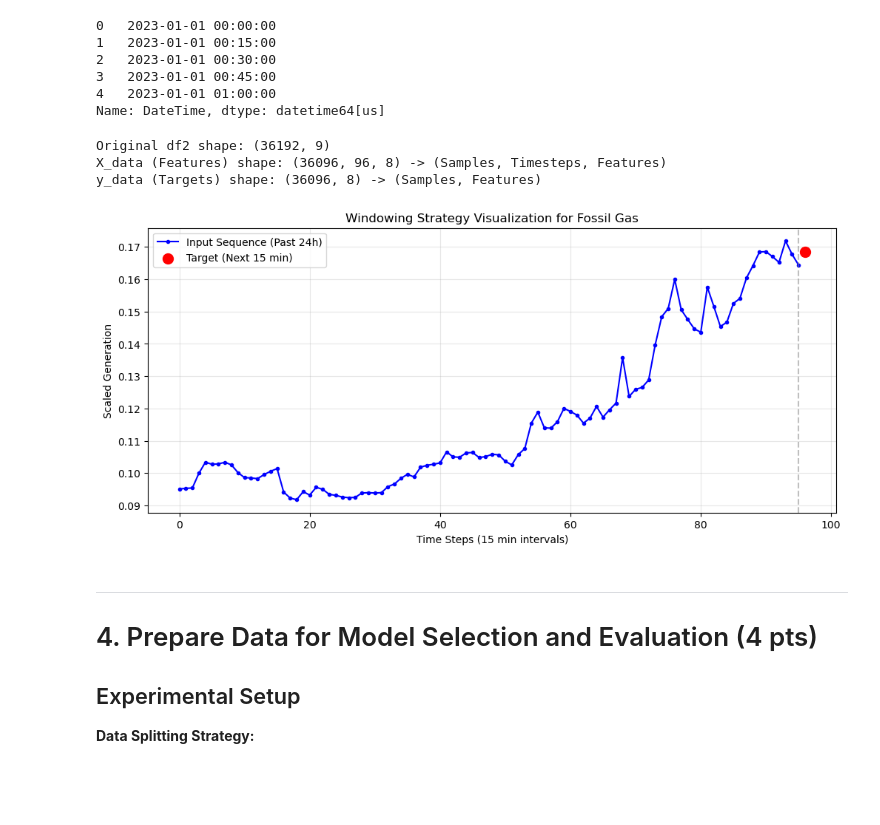
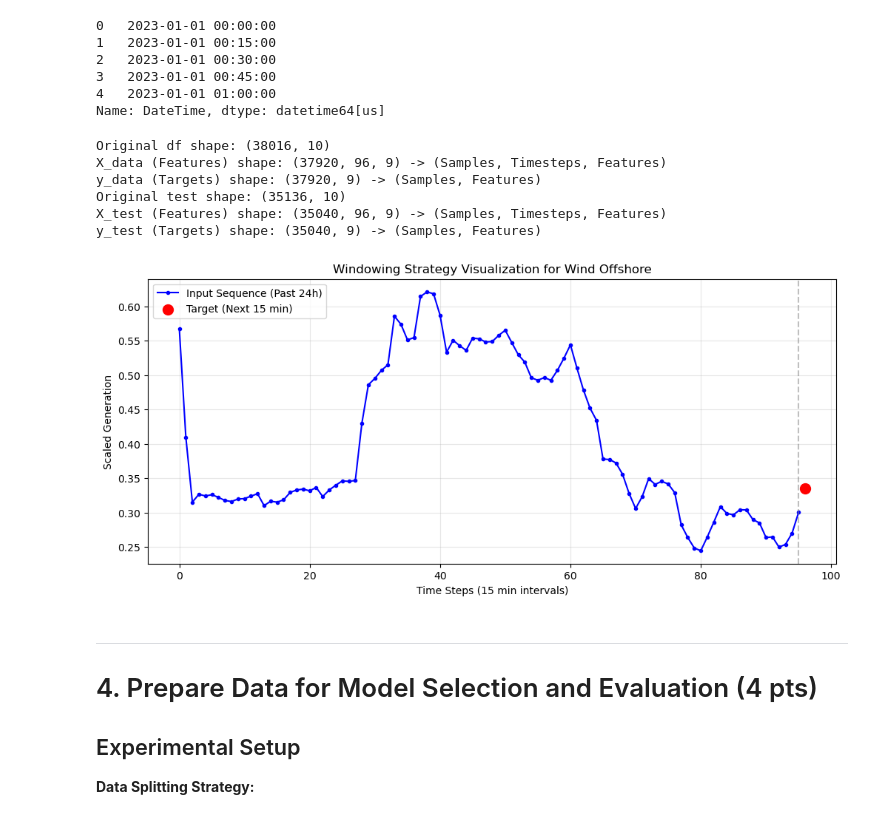
Before and after one commit to daphnemesquita2/1BM110, a Jupyter notebook: Assignment_1.ipynb, the cells around one changed output. Cells and saved outputs as stored; diff of their text form; code cells hidden in the pictures; blank space fills up the shorter version.

```diff
--- a/Assignment_1.ipynb
+++ b/Assignment_1.ipynb
@@ -418,0 +648,7 @@ Name: DateTime, Length: 142, dtype: datetime64[us]
+# %%
+#Remove timestamps where total energy is zero, as these represent periods with no generation and are not useful for modeling.
+df   = df[df["Total_Energy"] > 0].reset_index(drop=True)
+test = test[test["Total_Energy"] > 0].reset_index(drop=True)
+
+print(f"Train rows after removing zero-energy timestamps: {len(df)}")
+print(f"Test rows after removing zero-energy timestamps:  {len(test)}")
@@ -498,26 +908,26 @@ Our energy sources have very different scales (e.g., Fossil Gas reaches 10,000+
 # Scale/normalize features
 #from sklearn.preprocessing import MinMaxScaler
 
-test2 = test.copy()
+test = test.copy()
 
 # 1. Initialiseer de scaler
 scaler = MinMaxScaler(feature_range=(0, 1))
 
 # 2. Selecteer je numerieke kolommen (zonder DateTime)
 # Zorg dat je target (wat je wilt voorspellen) hier ook bij zit!
-numeric_cols = df2.select_dtypes(include=['number']).columns
+numeric_cols = df.select_dtypes(include=['number']).columns
 
 
 # 3. Fit op train, transformeer beide
-df2[numeric_cols] = scaler.fit_transform(df2[numeric_cols])
-test2[numeric_cols] = scaler.fit_transform(test2[numeric_cols])
+df[numeric_cols] = scaler.fit_transform(df[numeric_cols])
+test[numeric_cols] = scaler.fit_transform(test[numeric_cols])
 
 
 #4. controle?
 print("Statistieken Train set:")
-print(df2[numeric_cols].describe().loc[['min', 'max']])
+print(df[numeric_cols].describe().loc[['min', 'max']])
 
 # Bekijk de statistieken van de test data
 print("\nStatistieken Test set:")
-print(test2[numeric_cols].describe().loc[['min', 'max']])
+print(test[numeric_cols].describe().loc[['min', 'max']])
 # %% [output]
@@ -569,8 +995,8 @@ there is no categorical variables in this dataset.
 # %%
 # Sort data by time
 #already done in the beginning
-df2 = df2.sort_values(by='DateTime').reset_index(drop=True)
-print(df2['DateTime'].head())
+df = df.sort_values(by='DateTime').reset_index(drop=True)
+print(df['DateTime'].head())
 # %% [output]
 0   2023-01-01 00:00:00
 1   2023-01-01 00:15:00
@@ -601,40 +1027,46 @@ def create_sequences(df, sequence_length):
 # Set window size to 24 hours (96 steps of 15-minutes)
 SEQ_LENGTH = 96
 
-# Create sequences for the train set (df2) and test set (test2)
-X_data, y_data = create_sequences(df2, SEQ_LENGTH)
-#X_test, y_test = create_sequences(test2, SEQ_LENGTH)
+# Create sequences for the train set (df) and test set (test)
+X_data, y_data = create_sequences(df, SEQ_LENGTH)
+X_test, y_test = create_sequences(test, SEQ_LENGTH)
 
-print(f"Original df2 shape: {df2.shape}")
+print(f"Original df shape: {df.shape}")
 print(f"X_data (Features) shape: {X_data.shape} -> (Samples, Timesteps, Features)")
 print(f"y_data (Targets) shape: {y_data.shape} -> (Samples, Features)")
+print(f"Original test shape: {test.shape}")
+print(f"X_test (Features) shape: {X_test.shape} -> (Samples, Timesteps, Features)")
+print(f"y_test (Targets) shape: {y_test.shape} -> (Samples, Features)")
 # %% [output]
-Original df2 shape: (36192, 9)
-X_data (Features) shape: (36096, 96, 8) -> (Samples, Timesteps, Features)
-y_data (Targets) shape: (36096, 8) -> (Samples, Features)
+Original df shape: (38016, 10)
+X_data (Features) shape: (37920, 96, 9) -> (Samples, Timesteps, Features)
+y_data (Targets) shape: (37920, 9) -> (Samples, Features)
+Original test shape: (35136, 10)
+X_test (Features) shape: (35040, 96, 9) -> (Samples, Timesteps, Features)
+y_test (Targets) shape: (35040, 9) -> (Samples, Features)
 # %%
 # Visualize the windowing strategy
 # Let's visualize the very first sequence and its target for a specific feature
 feature_idx = 0 # 'Fossil Gas' (assuming it's the first numerical column)
-feature_name = df2.select_dtypes(include=[np.number]).columns[feature_idx]
+feature_name = df.select_dtypes(include=[np.number]).columns[feature_idx]
 
 plt.figure(figsize=(12, 5))
 
 # Plot the 96 steps of the input sequence (X)
 plt.plot(range(SEQ_LENGTH), X_data[0, :, feature_idx], label='Input Sequence (Past 24h)', color='blue', marker='.')
 
 # Plot the 1 step of the target (y)
 plt.scatter(SEQ_LENGTH, y_data[0, feature_idx], color='red', s=100, label='Target (Next 15 min)', zorder=5)
 
 plt.axvline(x=SEQ_LENGTH-1, color='gray', linestyle='--', alpha=0.5)
 plt.title(f'Windowing Strategy Visualization for {feature_name}')
 plt.xlabel('Time Steps (15 min intervals)')
 plt.ylabel('Scaled Generation')
 plt.legend()
 plt.grid(True, alpha=0.3)
 plt.show()
 # %% [output]
-[figure, old version]
+[figure, new version]
 # %% [markdown]
 ---
 
```
Also changed, not shown: parts of 56 cells of this notebook.
